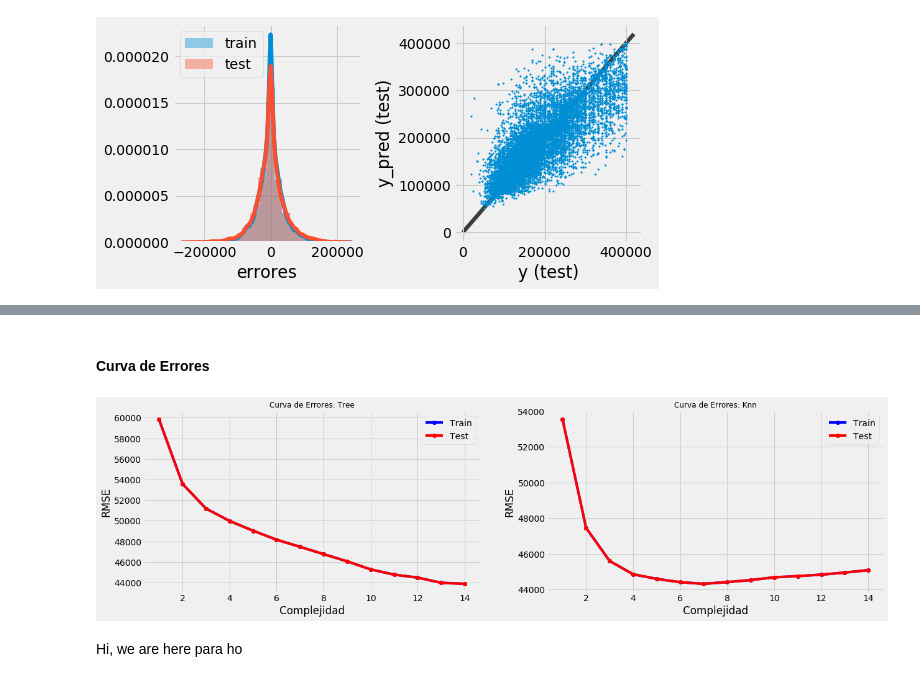
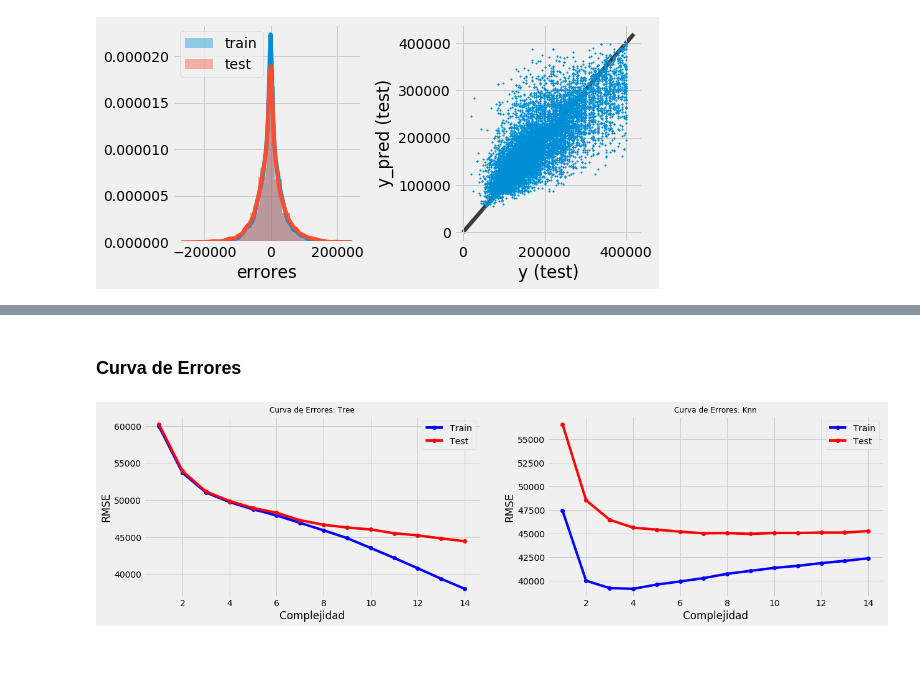
Before and after one commit to edcalderin/Mercado_inmobiliario, a Jupyter notebook: mercado_inmobiliario.ipynb, the cells around one changed output, grey strips where cells are left out. Drawn from its saved outputs; the diff is of its cells as text; code cells hidden in the pictures; blank space fills up the shorter version.

```diff
--- a/mercado_inmobiliario.ipynb
+++ b/mercado_inmobiliario.ipynb
@@ -146,3 +195,4 @@ SyntaxError: invalid syntax (<ipython-input-10-450781e4a9e2>, line 1)
 # %%
-variables=['rooms', 'bedrooms', 'bathrooms', 'surface_total', 'surface_covered', 'price', 'property_type']
+variables = ['rooms', 'bedrooms', 'bathrooms', 'surface_total',
+             'surface_covered', 'price', 'property_type']
 # %% [markdown]
@@ -179,3 +248,0 @@ print('-> Nuevas dimensiones: ', dataFiltered.shape)
-# %%
-dataFiltered=dataFiltered.query('surface_covered < surface_total')
-print('-> Nuevas dimensiones: ', dataFiltered.shape)
@@ -201,6 +269,6 @@ print('-> Nuevas dimensiones: ', dataFiltered.shape)
 # %% [markdown]
 Seleccionamos los siguientes atributos del dataframe antes de eliminar los valores faltantes:
 # %%
-dataFiltered=dataFiltered[['rooms', 'bedrooms', 'bathrooms', 'surface_total', 'surface_covered', 'price','l2', 'l3', 'start_date','property_type' ]]
+dataFiltered=dataFiltered[['rooms', 'bedrooms', 'bathrooms', 'surface_total', 'surface_covered', 'price','region', 'neighborhood', 'start_date','property_type' ]]
 print('-> Nuevas dimensiones: ', dataFiltered.shape)
 # %% [output]
@@ -378,22 +438,42 @@ plt.tight_layout()
 # %% [markdown]
-#### Curva de Errores
+### Curva de Errores
+# %%
+def plot_rmse_curve(model_type, X_train, X_test, y_train, y_test, k_values):
+    list_rmse_train = np.zeros(len(k_values))
+    list_rmse_test = np.zeros(len(k_values))
+    for index, k in enumerate(k_values):
+        model = DecisionTreeRegressor(max_depth=k, random_state=42)
+        if (model_type=='knn'):
+            model = KNeighborsRegressor(n_neighbors=k)
+        model.fit(X_train, y_train)
+        y_train_pred, y_test_pred = model.predict(X_train), model.predict(X_test)
+        rmse_train = np.sqrt(mean_squared_error(y_train, y_train_pred))
+        rmse_test = np.sqrt(mean_squared_error(y_test, y_test_pred))
+        list_rmse_train[index]=rmse_train
+        list_rmse_test[index]=rmse_test
+    title='Curva de Errores: '
+    title+='Tree' if model_type=='tree' else 'Knn'
+    plt.title(title, fontdict=dict(fontsize= 12))
+    plt.plot(k_values, list_rmse_train, 'bo-')
+    plt.plot(k_values, list_rmse_test, 'ro-')
+    plt.xlabel('Complejidad')
+    plt.ylabel('RMSE')
+    plt.legend(['Train', 'Test'])
 # %%
 plt.figure(figsize = (19,5))
 plt.subplot(1,2,1)
-Utils.plot_rmse_curve('tree',
+plot_rmse_curve('tree',
                       X_train = X_train,
                       X_test  = X_test,
                       y_train = y_train,
                       y_test  = y_test,
                       k_values= arange)
 plt.subplot(1,2,2)
-Utils.plot_rmse_curve('knn',
+plot_rmse_curve('knn',
                       X_train = X_train,
                       X_test  = X_test,
                       y_train = y_train,
                       y_test  = y_test,
                       k_values= arange)
 # %% [output]
-[figure, old version]
+[figure, new version]
-# %% [markdown]
-Hi, we are here para ho
```
Also changed, not shown: parts of 59 cells of this notebook, 6 other files.
